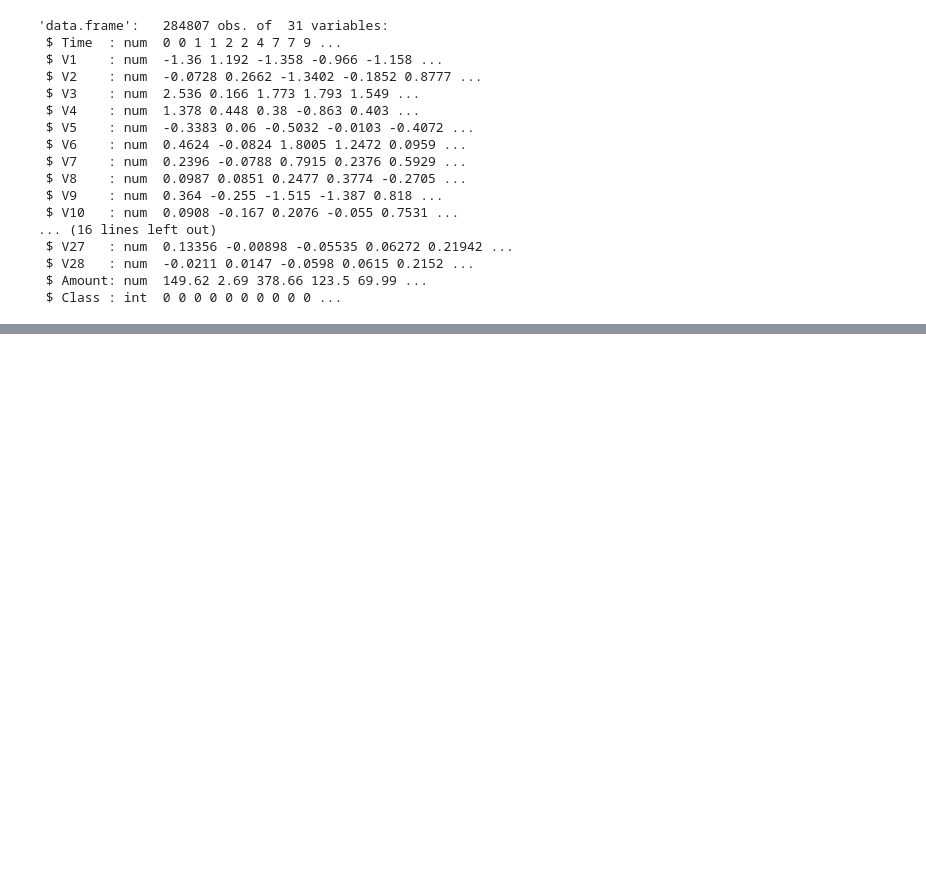
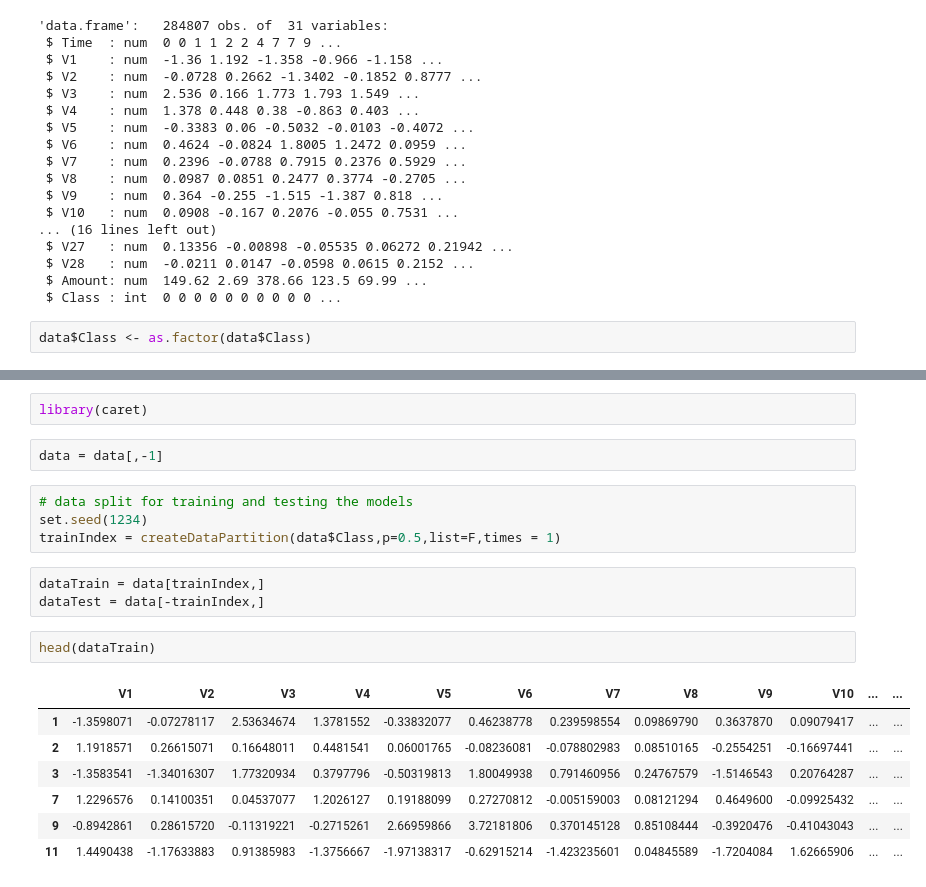
Before and after one commit to vishnugopu/Credit-Card-Fraud-Detection, a Jupyter notebook: Introduction.ipynb, the cells around one changed output, grey strips where cells are left out. Drawn from its saved outputs; the diff is of its cells as text; blank space fills up the shorter version.

```diff
--- a/Introduction.ipynb
+++ b/Introduction.ipynb
@@ -108,3 +108,5 @@ str(data)
  $ V28   : num  -0.0211 0.0147 -0.0598 0.0615 0.2152 ...
  $ Amount: num  149.62 2.69 378.66 123.5 69.99 ...
  $ Class : int  0 0 0 0 0 0 0 0 0 0 ...
+# %%
+data$Class <- as.factor(data$Class)
@@ -110,0 +133,21 @@ str(data)
+# %%
+library(caret)
+# %%
+data = data[,-1]
+# %%
+# data split for training and testing the models
+set.seed(1234)
+trainIndex = createDataPartition(data$Class,p=0.5,list=F,times = 1)
+# %%
+dataTrain = data[trainIndex,]
+dataTest = data[-trainIndex,]
+# %%
+head(dataTrain)
+# %% [output]
+|  | V1 | V2 | V3 | V4 | V5 | V6 | V7 | V8 | V9 | V10 | ... | ... |
+| 1 | -1.3598071 | -0.07278117 | 2.53634674 | 1.3781552 | -0.33832077 | 0.46238778 | 0.239598554 | 0.09869790 | 0.3637870 | 0.09079417 | ... | ... |
+| 2 | 1.1918571 | 0.26615071 | 0.16648011 | 0.4481541 | 0.06001765 | -0.08236081 | -0.078802983 | 0.08510165 | -0.2554251 | -0.16697441 | ... | ... |
+| 3 | -1.3583541 | -1.34016307 | 1.77320934 | 0.3797796 | -0.50319813 | 1.80049938 | 0.791460956 | 0.24767579 | -1.5146543 | 0.20764287 | ... | ... |
+| 7 | 1.2296576 | 0.14100351 | 0.04537077 | 1.2026127 | 0.19188099 | 0.27270812 | -0.005159003 | 0.08121294 | 0.4649600 | -0.09925432 | ... | ... |
+| 9 | -0.8942861 | 0.28615720 | -0.11319221 | -0.2715261 | 2.66959866 | 3.72181806 | 0.370145128 | 0.85108444 | -0.3920476 | -0.41043043 | ... | ... |
+| 11 | 1.4490438 | -1.17633883 | 0.91385983 | -1.3756667 | -1.97138317 | -0.62915214 | -1.423235601 | 0.04845589 | -1.7204084 | 1.62665906 | ... | ... |
```
Also changed, not shown: parts of 10 cells of this notebook.
